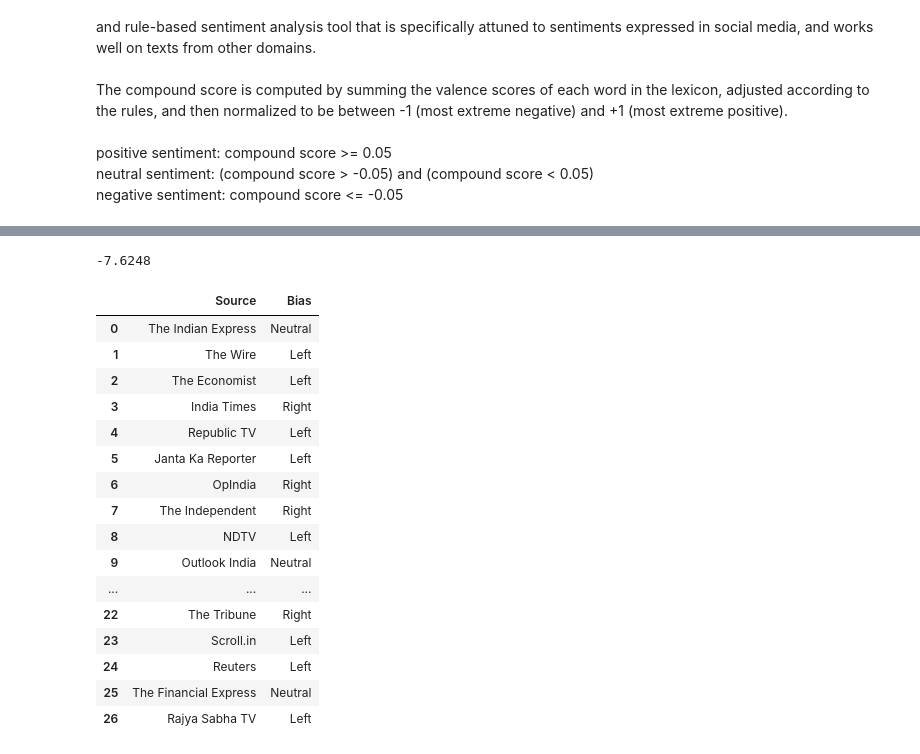
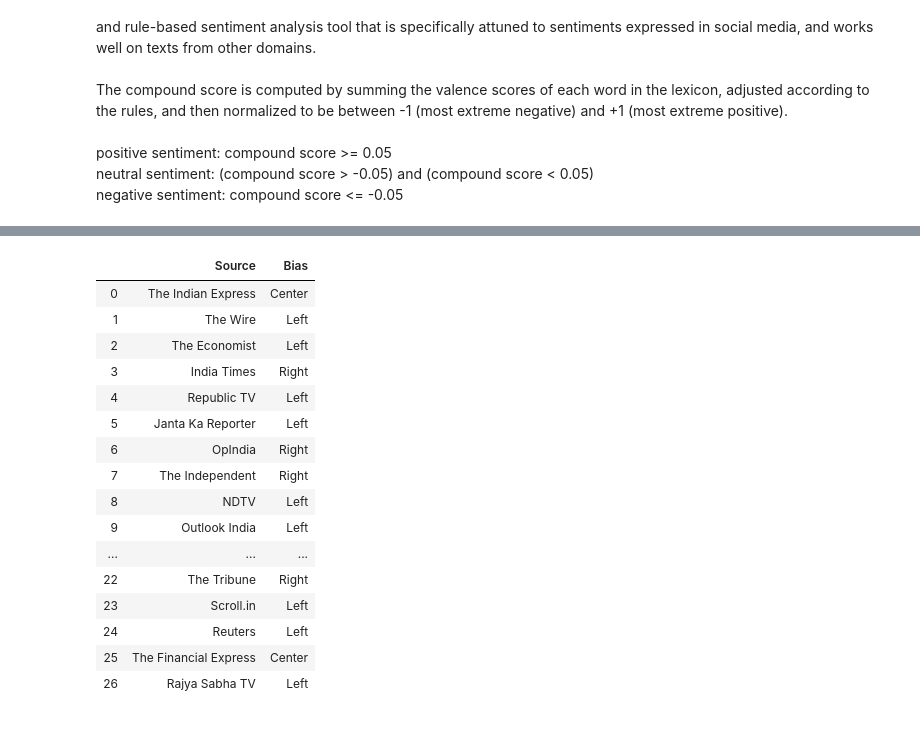
Before and after one commit to akshu98/MinorProjectUD02, a Jupyter notebook: Project.ipynb, the cells around one changed output, grey strips where cells are left out. Cells and saved outputs as stored; diff of their text form; code cells hidden in the pictures.

```diff
--- a/Project.ipynb
+++ b/Project.ipynb
@@ -71,5 +41,6 @@ df.to_csv("news articles/parsed_news_articles.csv",encoding="utf-8")
 # Reading the news articles into a dataframe
 To avoid parsing articles again
 # %%
-#df =pd.read_csv("news articles/parsed_news_articles_copy.csv")
-#df['Text'] = df['Text'].astype(str)
+df =pd.read_csv("news articles/parsed_news_articles.csv")
+df['Text'] = df['Text'].astype(str)
+df
@@ -157,6 +125,7 @@ f = open("news articles/test_articles.txt","r")
 LOA = [line.rstrip() for line in f]
 test_df = pd.DataFrame(columns = ['Title','Text','Links','Cleaned_text'])
 for url in LOA:
+    url.strip()
     news_article = Article(url, language="en")
     news_article.download()
     news_article.parse()
@@ -173,4 +142,7 @@ for i,j in test_df.iterrows():
     c=preprocessor(text)
     cleanedTestArticles.append(c)
 
-cleanedTestArticles
+cleanedTestArticles[0]
+
+
+test_df['Cleaned_text']=cleanedTestArticles
@@ -292,10 +228,9 @@ df["sentiment"]=""
 for i in range(len(cleanedArticles)):
     article_title = df['Title'].iloc[i]
     article_body = cleanedArticles[i]
-    #print("Article title:",article_title,"\n")
-    #sentiment_scores(article_title)
-    print("Article body:",article_body,"\n")
-    sentiment_scores(article_body)
+    print("Article",i,": ","\n")
+    print(article_body)
+    print("\n")
 
     df['sentiment'][i] = sentiment_scores(article_body)
     print("\n")
@@ -406,40 +309,36 @@ k = list(comparison_dict.keys())
 sourcesl = list(d.keys())
 
 avg_sc = [0]*27
 
 osc = 0
 for link in k:
-    osc=osc+df.loc[df['Links'] == link, 'sentiment'].iloc[0]
-
     for i in range(len(comparison_dict[link])):
         avg_sc[i]=avg_sc[i]+df.loc[df['Links'] == comparison_dict[link][i], 'sentiment'].iloc[0]
 
-print(osc)
 
 for i in range(len(avg_sc)):
-    avg_sc[i]=avg_sc[i]/30
+    avg_sc[i]=avg_sc[i]/29
 
 
 bias_list=[0]*27
 
 for i in range(len(avg_sc)):
     if(avg_sc[i]<-0.05):
         bias_list[i]='Left'
 
     elif(avg_sc[i]>0.05):
         bias_list[i]='Right'
 
     else:
-        bias_list[i]='Neutral'
+        bias_list[i]='Center'
 
 
 bias_df = pd.DataFrame(list(zip(sourcesl, bias_list)),
                columns =['Source', 'Bias'])
 bias_df
 # %% [output]
--7.6248
 |  | Source | Bias |
-| 0 | The Indian Express | Neutral |
+| 0 | The Indian Express | Center |
 | 1 | The Wire | Left |
 | 2 | The Economist | Left |
 | 3 | India Times | Right |
@@ -448,10 +347,10 @@ bias_df
 | 6 | OpIndia | Right |
 | 7 | The Independent | Right |
 | 8 | NDTV | Left |
-| 9 | Outlook India | Neutral |
+| 9 | Outlook India | Left |
 | ... | ... | ... |
 | 22 | The Tribune | Right |
 | 23 | Scroll.in | Left |
 | 24 | Reuters | Left |
-| 25 | The Financial Express | Neutral |
+| 25 | The Financial Express | Center |
 | 26 | Rajya Sabha TV | Left |
```
Also changed, not shown: parts of 19 cells of this notebook, 15 other files.
